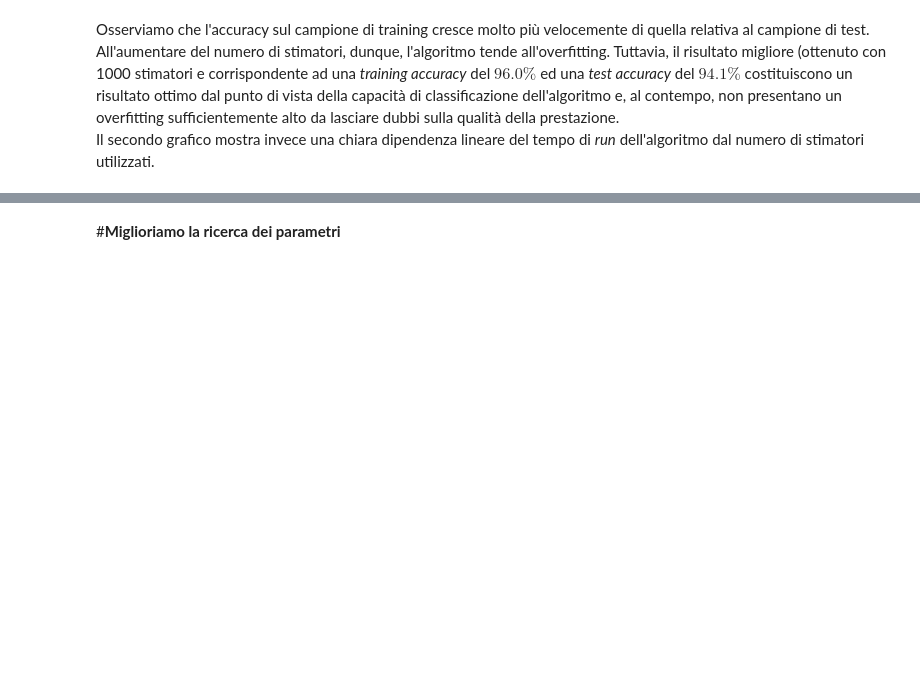
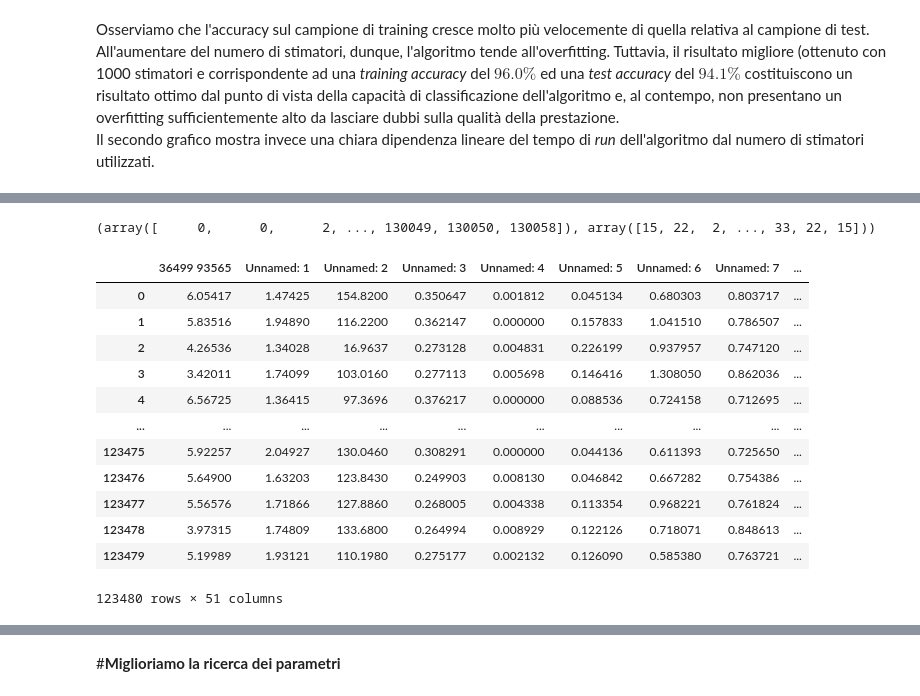
Before and after one commit to PaoDeV99/ML_Progetto1_G72, a Jupyter notebook: p1_g72_gboost.ipynb, the cells around one changed output, grey strips where cells are left out. Cells and saved outputs as stored; diff of their text form; code cells hidden in the pictures; blank space fills up the shorter version.

```diff
--- a/p1_g72_gboost.ipynb
+++ b/p1_g72_gboost.ipynb
@@ -209,0 +219,22 @@ Il secondo grafico mostra invece una chiara dipendenza lineare del tempo di *run
+# %%
+print(np.where(z > 3))
+# %% [output]
+(array([     0,      0,      2, ..., 130049, 130050, 130058]), array([15, 22,  2, ..., 33, 22, 15]))
+# %%
+df_o = df[(z < 3).all(axis=1)]
+df_o = df_o.sample(frac=1).reset_index(drop=True)
+df_o
+# %% [output]
+|  | 36499 93565 | Unnamed: 1 | Unnamed: 2 | Unnamed: 3 | Unnamed: 4 | Unnamed: 5 | Unnamed: 6 | Unnamed: 7 | ... |
+| 0 | 6.05417 | 1.47425 | 154.8200 | 0.350647 | 0.001812 | 0.045134 | 0.680303 | 0.803717 | ... |
+| 1 | 5.83516 | 1.94890 | 116.2200 | 0.362147 | 0.000000 | 0.157833 | 1.041510 | 0.786507 | ... |
+| 2 | 4.26536 | 1.34028 | 16.9637 | 0.273128 | 0.004831 | 0.226199 | 0.937957 | 0.747120 | ... |
+| 3 | 3.42011 | 1.74099 | 103.0160 | 0.277113 | 0.005698 | 0.146416 | 1.308050 | 0.862036 | ... |
+| 4 | 6.56725 | 1.36415 | 97.3696 | 0.376217 | 0.000000 | 0.088536 | 0.724158 | 0.712695 | ... |
+| ... | ... | ... | ... | ... | ... | ... | ... | ... | ... |
+| 123475 | 5.92257 | 2.04927 | 130.0460 | 0.308291 | 0.000000 | 0.044136 | 0.611393 | 0.725650 | ... |
+| 123476 | 5.64900 | 1.63203 | 123.8430 | 0.249903 | 0.008130 | 0.046842 | 0.667282 | 0.754386 | ... |
+| 123477 | 5.56576 | 1.71866 | 127.8860 | 0.268005 | 0.004338 | 0.113354 | 0.968221 | 0.761824 | ... |
+| 123478 | 3.97315 | 1.74809 | 133.6800 | 0.264994 | 0.008929 | 0.122126 | 0.718071 | 0.848613 | ... |
+| 123479 | 5.19989 | 1.93121 | 110.1980 | 0.275177 | 0.002132 | 0.126090 | 0.585380 | 0.763721 | ... |
+123480 rows × 51 columns
```
Also changed, not shown: parts of 22 cells of this notebook.
